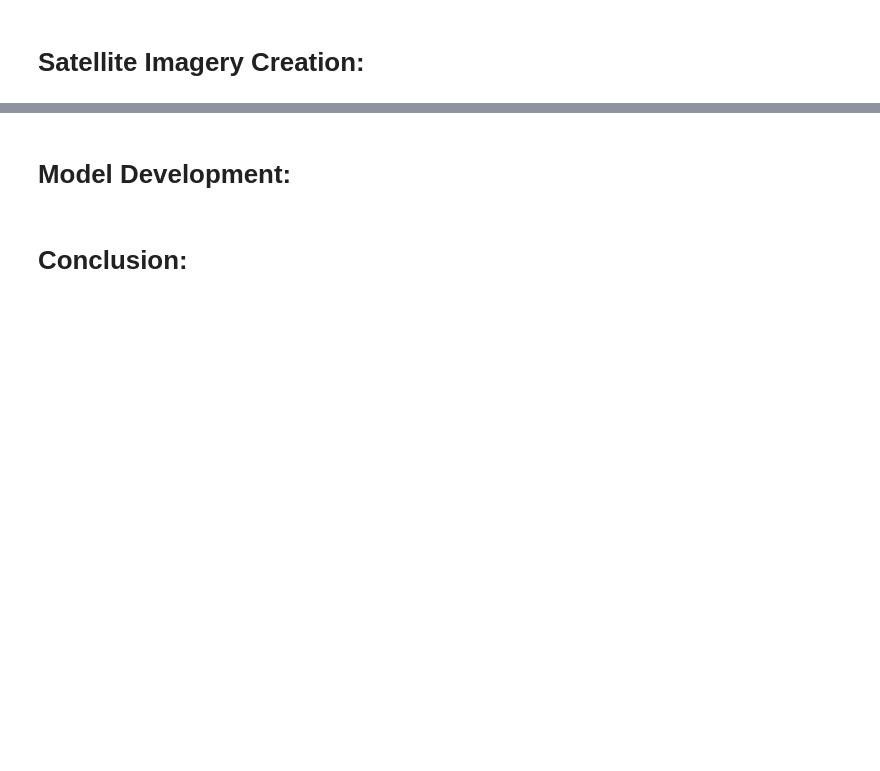
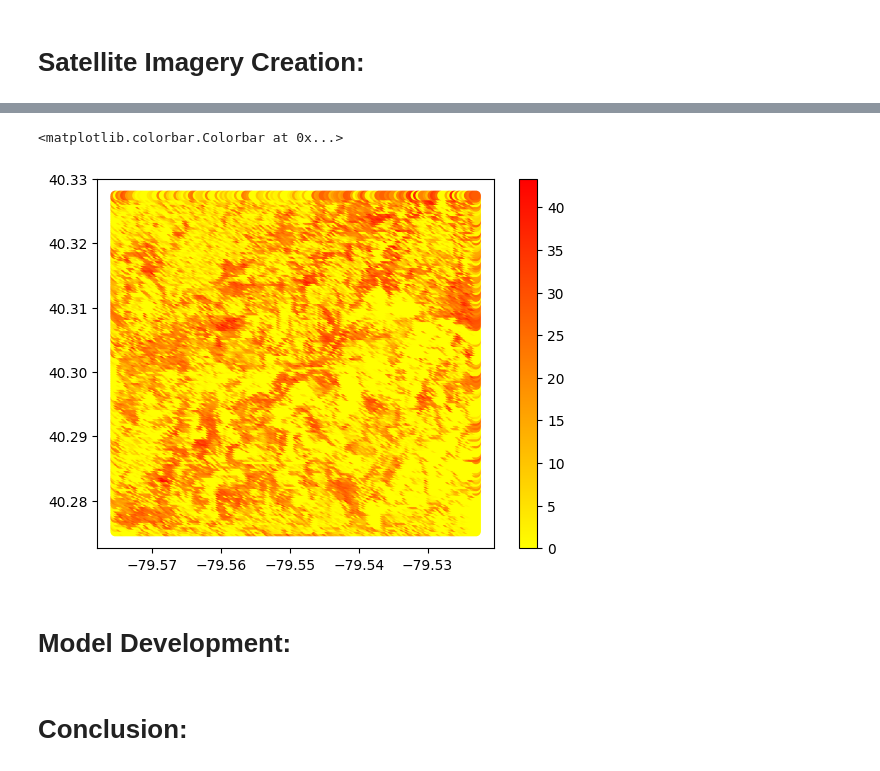
Before and after one commit to JZembower/UHI_Index_Prediction_Model, a Jupyter notebook: Model/greensburg_notebook.ipynb, the cells around one changed output, grey strips where cells are left out. Cells and saved outputs as stored; diff of their text form; code cells hidden in the pictures; blank space fills up the shorter version.

```diff
--- a/Model/greensburg_notebook.ipynb
+++ b/Model/greensburg_notebook.ipynb
@@ -71,3 +589,18 @@ buildings = pd.read_csv("C:\\Users\\jrzem\\OneDrive\\Desktop\\Greensburg Dataset
+# %%
+lidar_elevation = map_satellite_data('C:\\Users\\jrzem\\OneDrive\\Coding Applications\\EY Data Science Challenge 2025\\UHI_Index_Prediction_Model\\lidar_elevation.tiff',greensburg_location_df,['elevation'])
+# %%
+greensburg_elevation = combine_two_datasets(greensburg_location_df,lidar_elevation)
+# %%
+greensburg_elevation_mask = greensburg_elevation['elevation']==greensburg_elevation['elevation'].min()
+
+# To account for a low outlier in the elevation data, we can drop the minimum value from the dataset.
+greensburg_elevation_min_dropped = greensburg_elevation[~greensburg_elevation_mask]
+# %%
+plt.scatter(greensburg_elevation_min_dropped['Longitude'],greensburg_elevation_min_dropped['Latitude'],c=greensburg_elevation_min_dropped['elevation'],cmap='autumn_r')
+plt.colorbar()
+# %% [output]
+<matplotlib.colorbar.Colorbar at 0x...>
+[figure, added]
 # %% [markdown]
 # Model Development:
 # %% [markdown]
```
Also changed, not shown: parts of 64 cells of this notebook.
